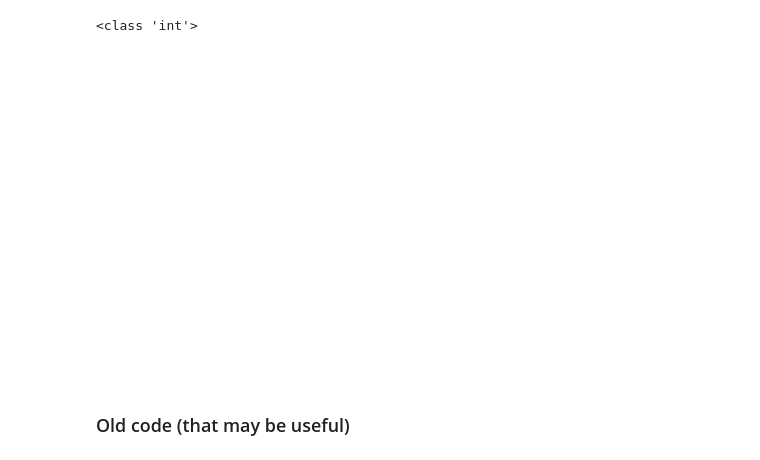
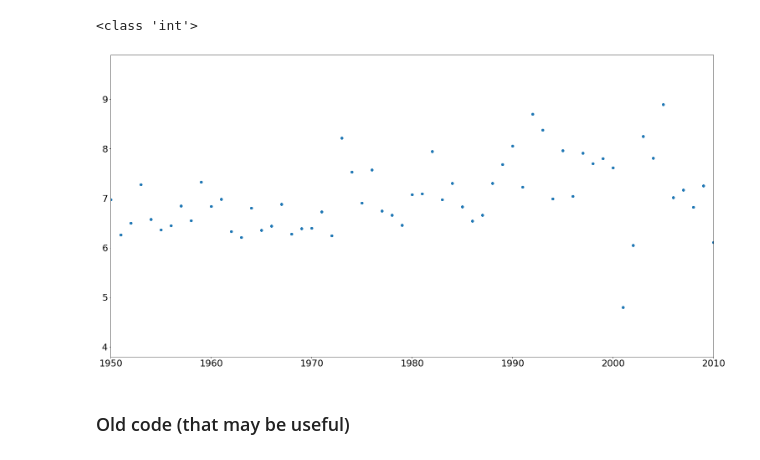
Before and after one commit to david0811/ATMS597_Project2, a Jupyter notebook: proj2_dcl.ipynb, the cells around one changed output. Drawn from its saved outputs; the diff is of its cells as text; code cells hidden in the pictures.

```diff
--- a/proj2_dcl.ipynb
+++ b/proj2_dcl.ipynb
@@ -120,38 +120,45 @@ startYear_datetime = datetime.datetime(startYear, 1, 1)
 endYear_datetime = datetime.datetime(endYear, 1, 1)
 
 reference = df["TAvg"].mean()
 lim = 2.0
+y_max = df["TAvg"].max()+1
+y_min = df["TAvg"].min()-1
+height = df["TAvg"].min()-1, df["TAvg"].max()+1
 cmap = ListedColormap([
     '#08306b', '#08519c', '#2171b5', '#4292c6',
     '#6baed6', '#9ecae1', '#c6dbef', '#deebf7',
     '#fee0d2', '#fcbba1', '#fc9272', '#fb6a4a',
     '#ef3b2c', '#cb181d', '#a50f15', '#67000d',
 ])
 
 fig = plt.figure(figsize=(20, 10))
 
 ax = fig.add_axes([0, 0, 1, 1])
 ax.set_xlim(startYear_datetime, endYear_datetime)
-ax.set_ylim(df["TAvg"].min()-1, df["TAvg"].max()+1)
-ax.set_axis_off()
+ax.set_ylim(y_min, y_max)
+ax.set_axis_on()
 
 # create a collection with a rectangle for each year
 col = PatchCollection([
-    Rectangle((y, 0), 1, 1)
+    Rectangle((y, 0), 1, y_max-y_min)
     for y in range(startYear, endYear + 1)
 ])
+
 
 # set data, colormap and color limits
 col.set_array(df["TAvg"])
 col.set_cmap(cmap)
 col.set_clim(reference - lim, reference + lim)
 ax.add_collection(col).set_zorder(0)
 
-#ax.scatter(df.index, df["TAvg"], zorder=1)
+ax.scatter(df.index, df["TAvg"], zorder=1)
+
+#ax.set_xbound(startYear_datetime, endYear_datetime)
+#ax.set_ybound(df["TAvg"].min()-1, df["TAvg"].max()+1)
 
 plt.show()
 # %% [output]
-[figure, old version]
+[figure, new version]
 # %% [markdown]
 ### Old code (that may be useful)
 # %%
```
